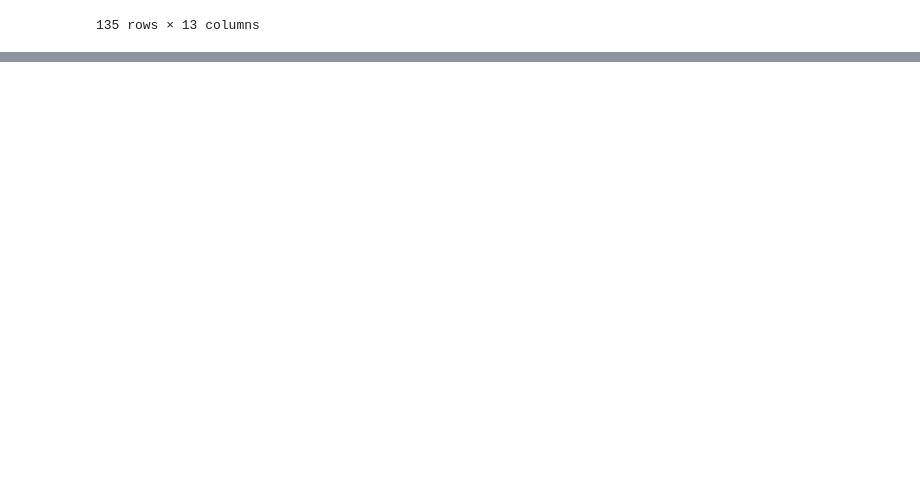
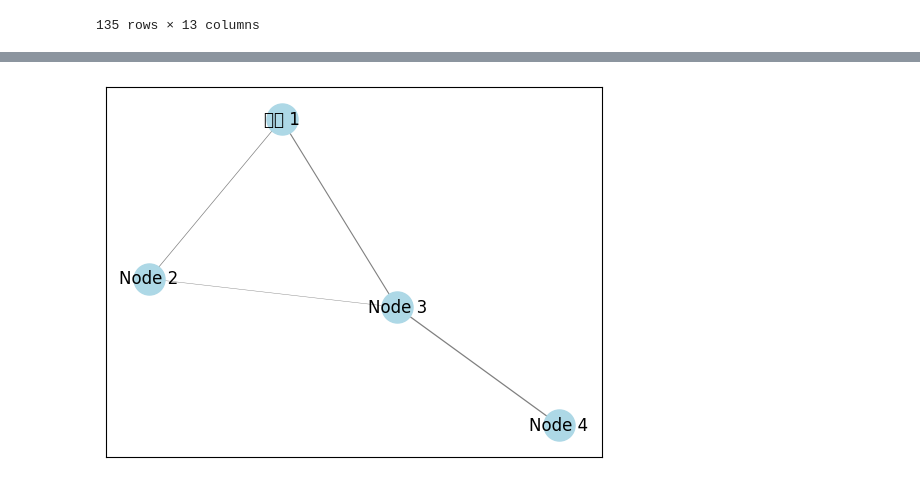
Before and after one commit to ESGcompetition/network-analysis, a Jupyter notebook: test.ipynb, the cells around one changed output, grey strips where cells are left out. Cells and saved outputs as stored; diff of their text form; code cells hidden in the pictures; blank space fills up the shorter version.

```diff
--- a/test.ipynb
+++ b/test.ipynb
@@ -170,0 +284,31 @@ df_shareholder[df_shareholder['이름']=='계']
+# %%
+import networkx as nx
+import matplotlib.pyplot as plt
+
+# create the graph
+G = nx.Graph()
+G.add_node(1, name="Node 1")
+G.add_node(2, name="Node 2")
+G.add_node(3, name="Node 3")
+G.add_node(4, name="Node 4")
+G.add_edge(1, 2, weight=0.5)
+G.add_edge(1, 3, weight=0.8)
+G.add_edge(2, 3, weight=0.3)
+G.add_edge(3, 4, weight=0.9)
+
+# set node positions
+pos = nx.spring_layout(G)
+
+# set node labels
+labels = {n: G.nodes[n]['name'] for n in G.nodes()}
+
+# set edge weights
+weights = [G[u][v]['weight'] for u,v in G.edges()]
+# %%
+# draw the graph
+nx.draw_networkx(G, pos, with_labels=True, labels=labels, width=weights, edge_color='grey', font_size=12, node_size=500, node_color='lightblue')
+
+# show the plot
+plt.show()
+# %% [output]
+[figure, added]
```
Also changed, not shown: parts of 14 cells of this notebook, 4 other files.
